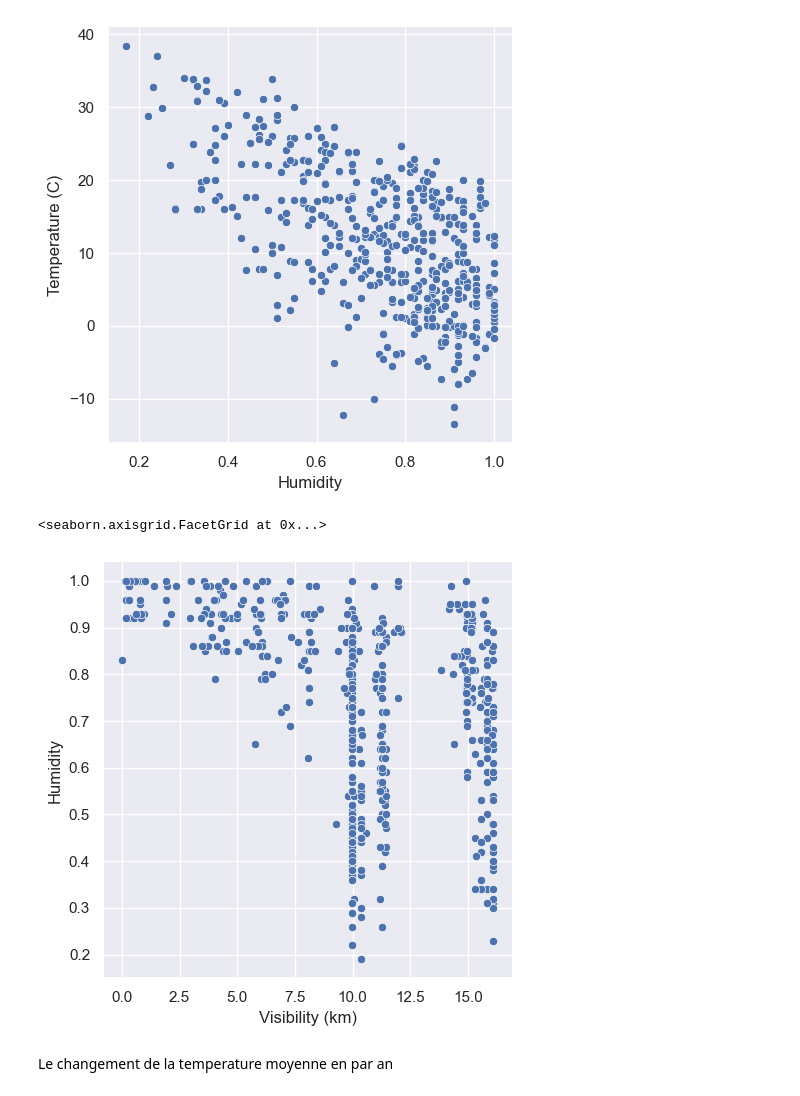
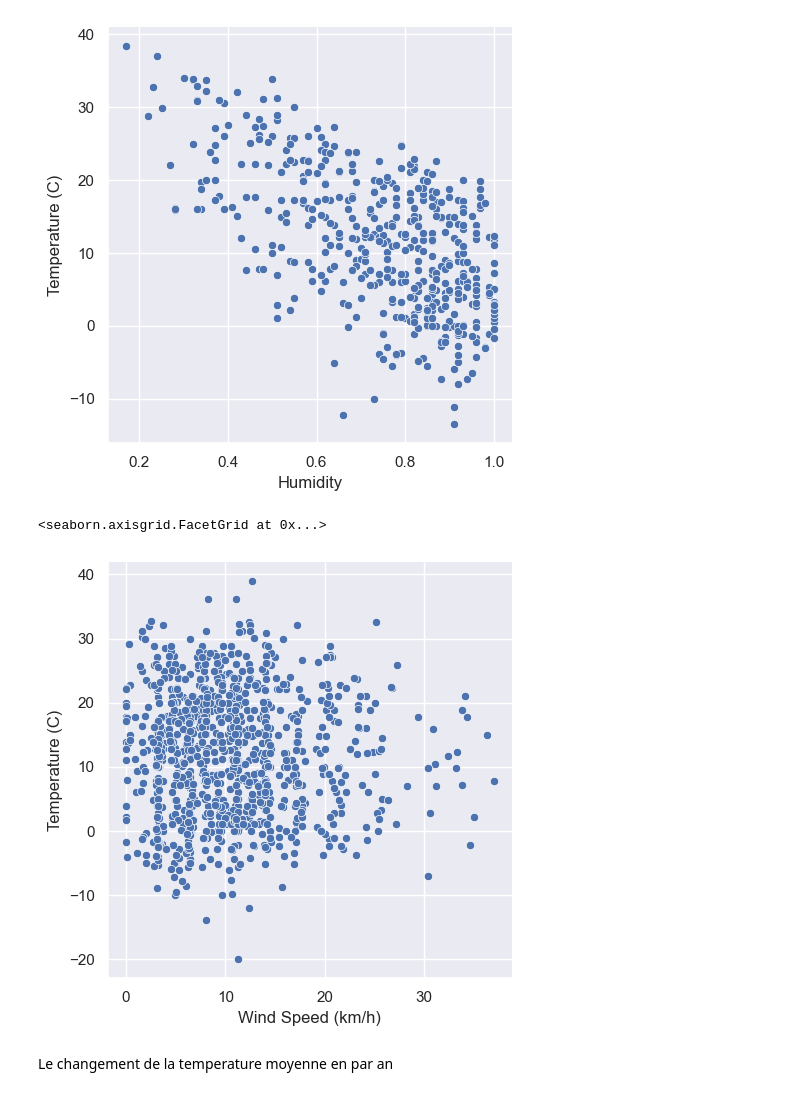
Before and after one commit to Amine-Alami/H3Python, a Jupyter notebook: Projet_analyse_de_données.ipynb, the cells around one changed output. Drawn from its saved outputs; the diff is of its cells as text; code cells hidden in the pictures.

```diff
--- a/Projet_analyse_de_données.ipynb
+++ b/Projet_analyse_de_données.ipynb
@@ -102,13 +137,13 @@ sns.relplot(
 [figure]
 # %%
 sns.relplot(
-            data =weather.sample(500),
-            x='Visibility (km)',
-            y='Humidity'
+            data =weather.sample(1000),
+            x='Wind Speed (km/h)',
+            y='Temperature (C)'
 )
 # %% [output]
 <seaborn.axisgrid.FacetGrid at 0x...>
-[figure, old version]
+[figure, new version]
 # %% [markdown]
 Le changement de la temperature moyenne en par an
 # %%
```
Also changed, not shown: parts of 6 cells of this notebook, 2 other files.
